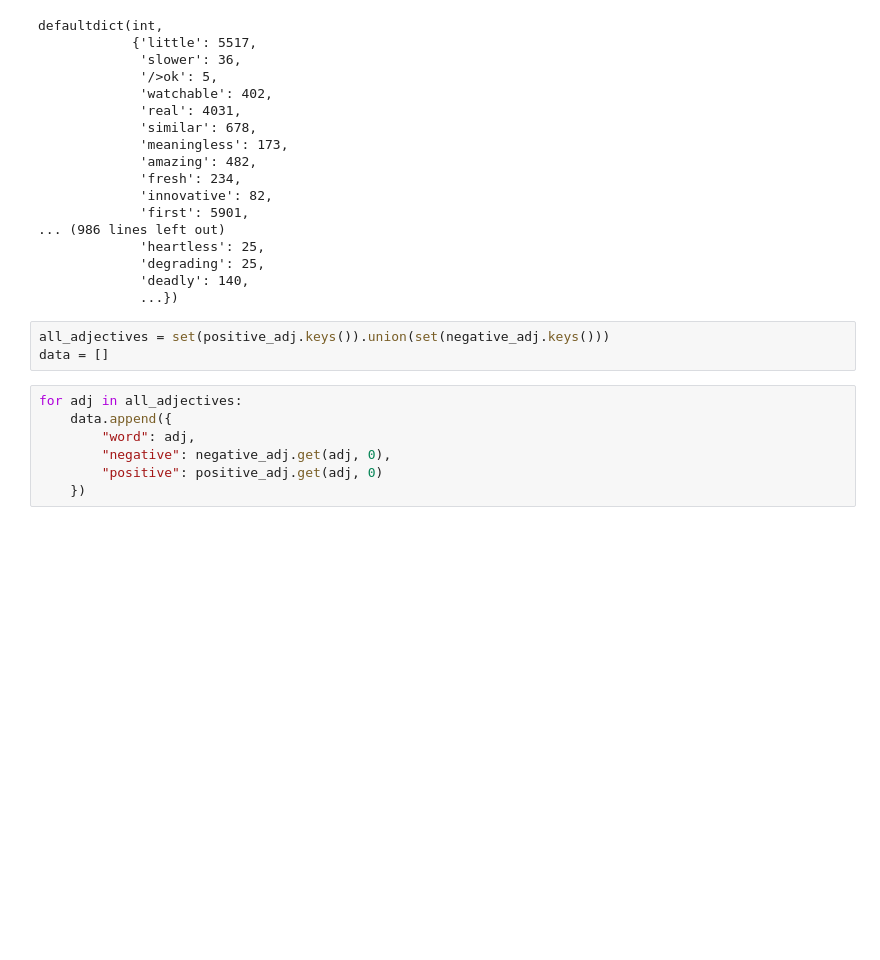
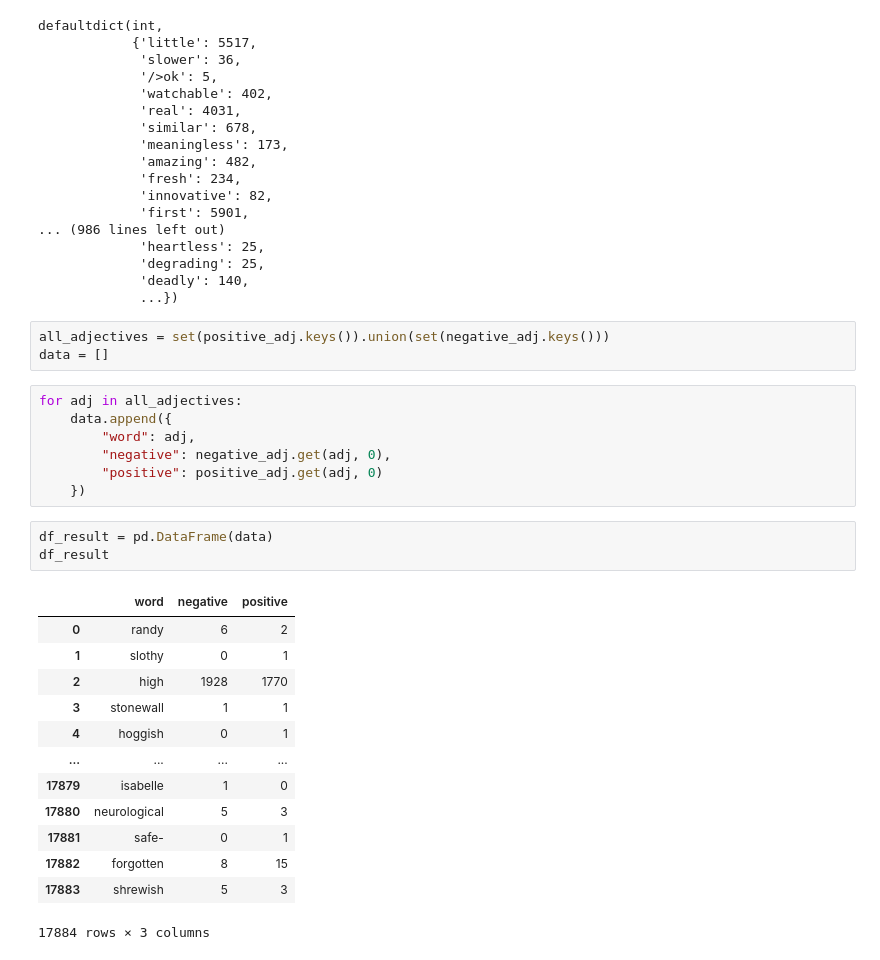
Before and after one commit to SuleymanDemirelKazakhstan/assignment-06-20031228, a Jupyter notebook: B.ipynb, the cells around one changed output. Drawn from its saved outputs; the diff is of its cells as text; blank space fills up the shorter version.

```diff
--- a/B.ipynb
+++ b/B.ipynb
@@ -115,3 +115,20 @@ for adj in all_adjectives:
         "negative": negative_adj.get(adj, 0),
         "positive": positive_adj.get(adj, 0)
     })
+# %%
+df_result = pd.DataFrame(data)
+df_result
+# %% [output]
+|  | word | negative | positive |
+| 0 | randy | 6 | 2 |
+| 1 | slothy | 0 | 1 |
+| 2 | high | 1928 | 1770 |
+| 3 | stonewall | 1 | 1 |
+| 4 | hoggish | 0 | 1 |
+| ... | ... | ... | ... |
+| 17879 | isabelle | 1 | 0 |
+| 17880 | neurological | 5 | 3 |
+| 17881 | safe- | 0 | 1 |
+| 17882 | forgotten | 8 | 15 |
+| 17883 | shrewish | 5 | 3 |
+17884 rows × 3 columns
```
